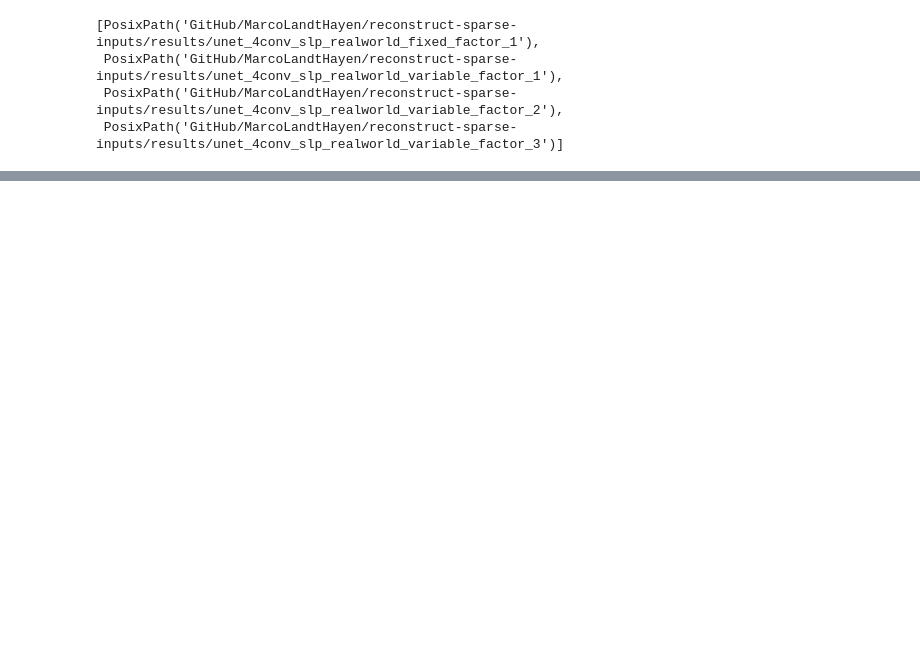
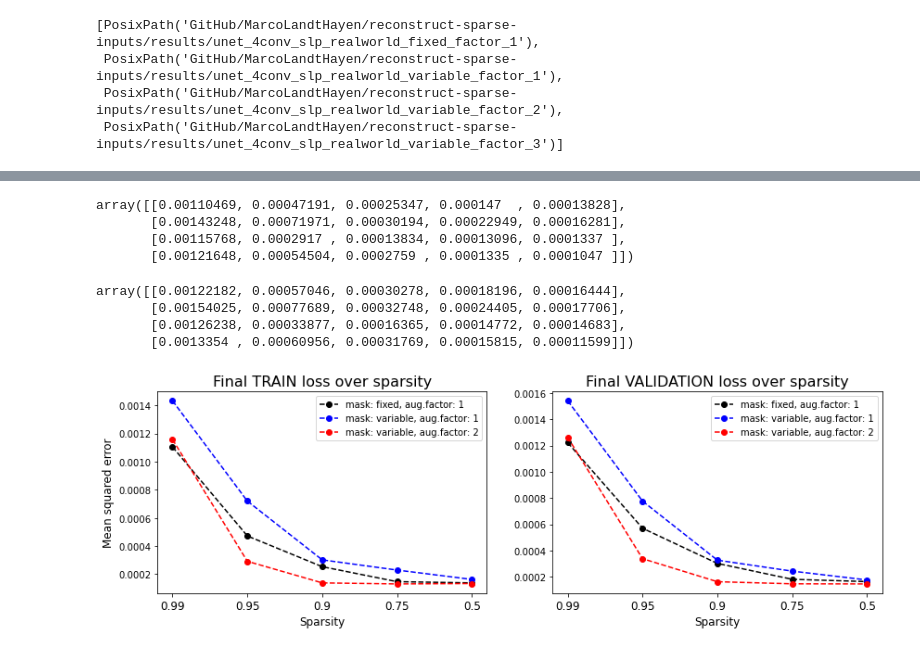
Before and after one commit to MarcoLandtHayen/reconstruct-sparse-inputs, a Jupyter notebook: notebooks/02_Postprocessing_unet_4conv_slp_realworld_compare_results.ipynb, the cells around one changed output, grey strips where cells are left out. Drawn from its saved outputs; the diff is of its cells as text; code cells hidden in the pictures; blank space fills up the shorter version.

Commit message:
Compare results from experiments with U-Net on slp real world data with fixed and variable sparsity masks

```diff
--- a/notebooks/02_Postprocessing_unet_4conv_slp_realworld_compare_results.ipynb
+++ b/notebooks/02_Postprocessing_unet_4conv_slp_realworld_compare_results.ipynb
@@ -635,0 +82,19 @@ plt.show()
+# %%
+# Initialize storage for parameters of all experiments:
+parameters_all = []
+
+# Reload parameters for all experiments:
+for path in paths:
+
+    # Open corresponding parameter file and store:
+    with open(path / 'parameters.json', 'r') as f:
+        parameters_all.append(load(f))
+
+# Convert to numpy array:
+parameters_all = np.array(parameters_all)
+# %%
+# Extract certain parameters from first experiment. Note: These parameters are identical for all experiments of interest, here.
+train_val_split = parameters_all[0]['train_val_split']
+sparsity_all = parameters_all[0]['sparsity_all']
+scale_to = parameters_all[0]['scale_to']
+epochs = parameters_all[0]['epochs']
@@ -635,0 +128,50 @@ plt.show()
+# %%
+train_loss_final_all
+# %% [output]
+array([[0.00110469, 0.00047191, 0.00025347, 0.000147  , 0.00013828],
+       [0.00143248, 0.00071971, 0.00030194, 0.00022949, 0.00016281],
+       [0.00115768, 0.0002917 , 0.00013834, 0.00013096, 0.0001337 ],
+       [0.00121648, 0.00054504, 0.0002759 , 0.0001335 , 0.0001047 ]])
+# %%
+val_loss_final_all
+# %% [output]
+array([[0.00122182, 0.00057046, 0.00030278, 0.00018196, 0.00016444],
+       [0.00154025, 0.00077689, 0.00032748, 0.00024405, 0.00017706],
+       [0.00126238, 0.00033877, 0.00016365, 0.00014772, 0.00014683],
+       [0.0013354 , 0.00060956, 0.00031769, 0.00015815, 0.00011599]])
+# %%
+# Set colors for individual experiments:
+colors = ['black', 'blue', 'red', 'green']
+
+# Plot final train and validation loss over sparsity for all experiments:
+fig, axes = plt.subplots(1,2,figsize=(14,4))
+
+# Final train loss: Loop over experiments:
+for i in range(3):
+    axes[0].plot(
+        train_loss_final_all[i,:], color=colors[i],
+        label = 'mask: ' + parameters_all[i]['mask_type'] + ', aug.factor: ' + str(parameters_all[i]['augmentation_factor']),
+        marker = 'o', linestyle = '--',
+    )
+
+# Final validation loss: Loop over experiments:
+for i in range(3):
+    axes[1].plot(
+        val_loss_final_all[i,:], color=colors[i],
+        label = 'mask: ' + parameters_all[i]['mask_type'] + ', aug.factor: ' + str(parameters_all[i]['augmentation_factor']),
+        marker = 'o', linestyle = '--',
+    )
+
+# #plt.ylim(0.6, 0.8)
+axes[0].set_xticks(np.arange(0, len(sparsity_all), step=1), sparsity_all, fontsize=12)
+axes[1].set_xticks(np.arange(0, len(sparsity_all), step=1), sparsity_all, fontsize=12)
+axes[0].set_title('Final TRAIN loss over sparsity', fontsize=16)
+axes[1].set_title('Final VALIDATION loss over sparsity', fontsize=16)
+axes[0].set_xlabel('Sparsity', fontsize=12)
+axes[1].set_xlabel('Sparsity', fontsize=12)
+axes[0].set_ylabel('Mean squared error', fontsize=12)
+axes[0].legend()
+axes[1].legend()
+plt.show()
+# %% [output]
+[figure, added]
```
Also changed, not shown: parts of 36 cells of this notebook, 1 other file.
